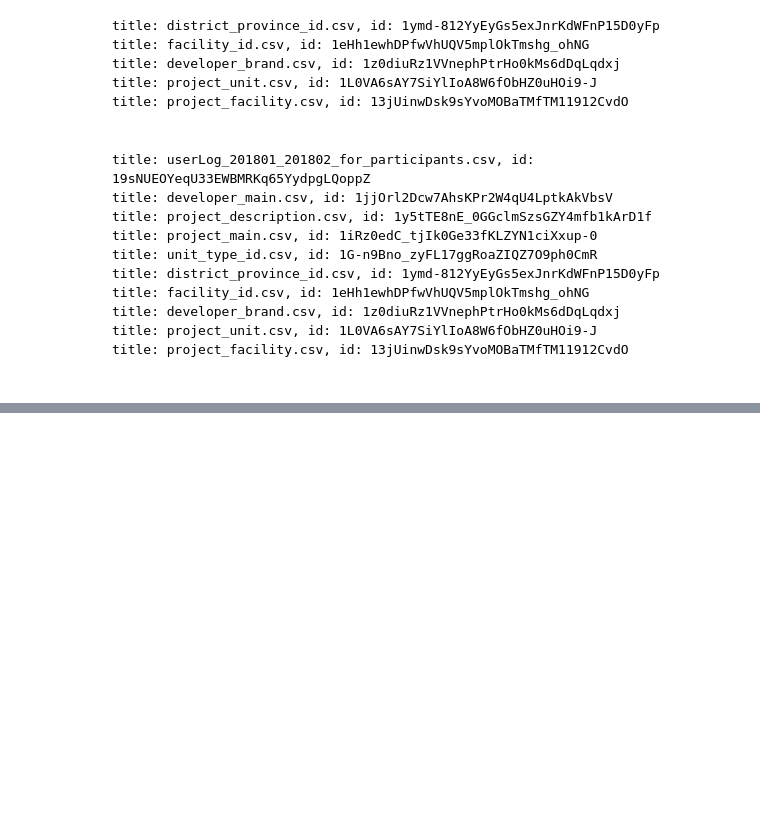
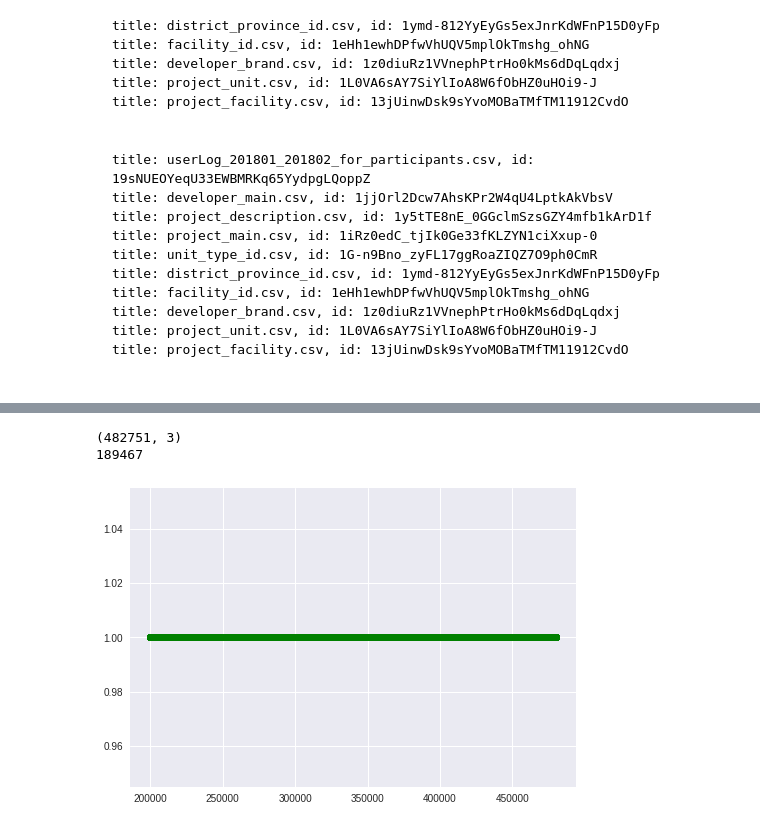
Before and after one commit to Pataweepr/applyML_vistec_2019, a Jupyter notebook: hw2_homeDotTech.ipynb, the cells around one changed output, grey strips where cells are left out. Drawn from its saved outputs; the diff is of its cells as text; code cells hidden in the pictures; folded sections open; blank space fills up the shorter version.

```diff
--- a/hw2_homeDotTech.ipynb
+++ b/hw2_homeDotTech.ipynb
@@ -72,9 +76,11 @@ def readDataFromDrive_HDT_single_col(file_id):
   name_dev_br = raw_data.columns.values[0].split(";")
   raw_data = raw_data[raw_data.columns.values[0]].str.split(";",expand = True)
   raw_data.columns = name_dev_br
+  raw_data = raw_data.convert_objects(convert_numeric=True)
   print(raw_data.dtypes)
-  raw_data.head()
-  print('----------------------------------------------------------------------------------------------------------------------------')
+  for name_col in name_dev_br :
+    print(name_col , 'null :',raw_data[name_col].isnull().values.any())
+  print('#########################################################################################################################')
   return raw_data;
 
 def readDataFromDrive_HDT(file_id):
@@ -83,6 +89,8 @@ def readDataFromDrive_HDT(file_id):
   data_downloaded.GetContentFile('readCsvFile.csv')
   raw_data = pd.read_csv('readCsvFile.csv')
   print(raw_data.dtypes)
-  raw_data.head()
-  print('----------------------------------------------------------------------------------------------------------------------------')
+  print('-------------- NA DATA ------------------')
+  for name_col in raw_data.columns:
+    print(name_col,'null :',raw_data[name_col].isnull().values.any())
+  print('#########################################################################################################################')
   return raw_data;
@@ -101,0 +147,25 @@ project_facility = readDataFromDrive_HDT_single_col('13jUinwDsk9sYvoMOBaTMfTM119
+# %%
+userLog['userCode']
+new = pd.crosstab(userLog['userCode'],userLog['requestedDevice'] )
+
+new['SUM'] = new['Desktop'] + new['Mobile']
+new_np = np.array(new[["Desktop","Mobile","SUM"]].values)
+# print(new_np[:,2])
+# New Section
+print(new_np.shape)
+print(np.count_nonzero(new_np[:,2] > 1))
+fa = 200000
+
+a = np.arange(200000,480000 +1)
+# plt.plot(a,np.sort(new_np[:,2])[-a.shape[0]:],'go') # last order
+plt.plot(a,np.sort(new_np[:,2])[0:a.shape[0]],'go') # fi order
+plt.show()
+# n, bins, patches = plt.hist(new_np[:,2], 100, density=True, facecolor='g', alpha=0.75)
+# plt.show()
+
+
+#pd.crosstab(userLog['userCode'], userLog[['userAgent','pageReferrer']], rownames=['userCode'], colnames=['userAgent', 'pageReferrer'])
+# %% [output]
+(482751, 3)
+189467
+[figure, added]
```
Also changed, not shown: parts of 34 cells of this notebook.
